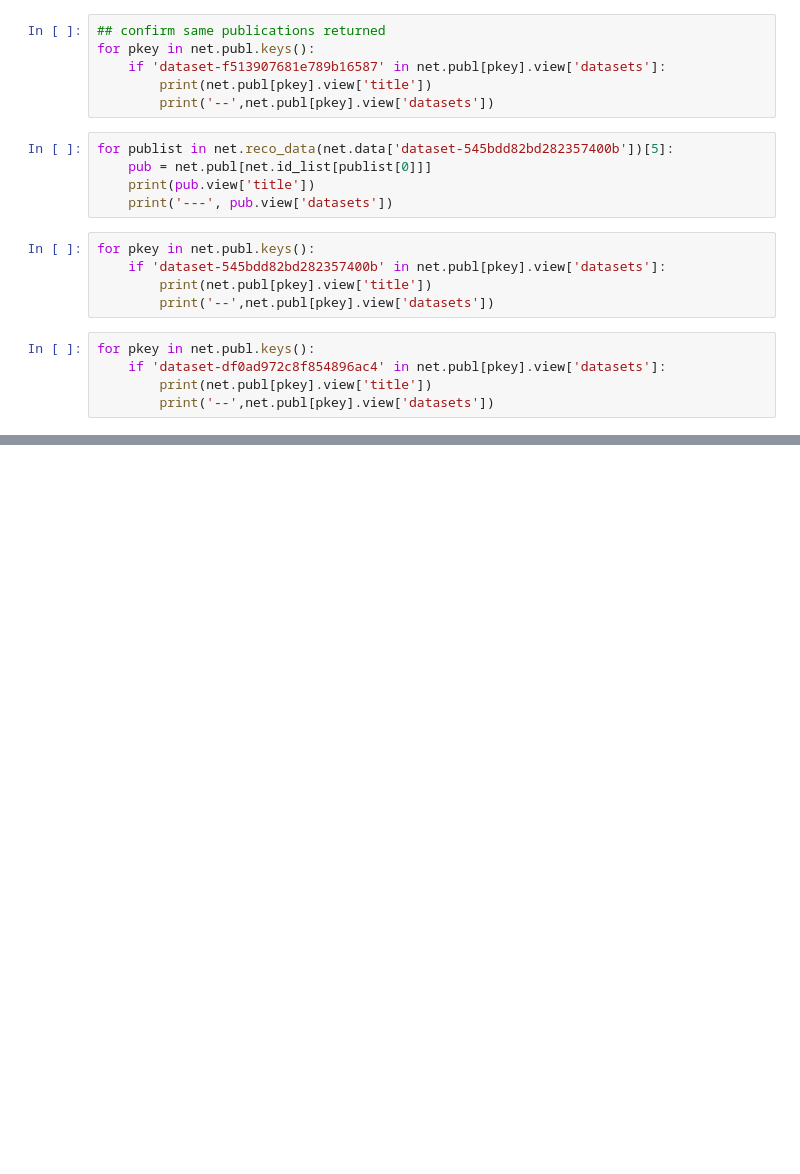
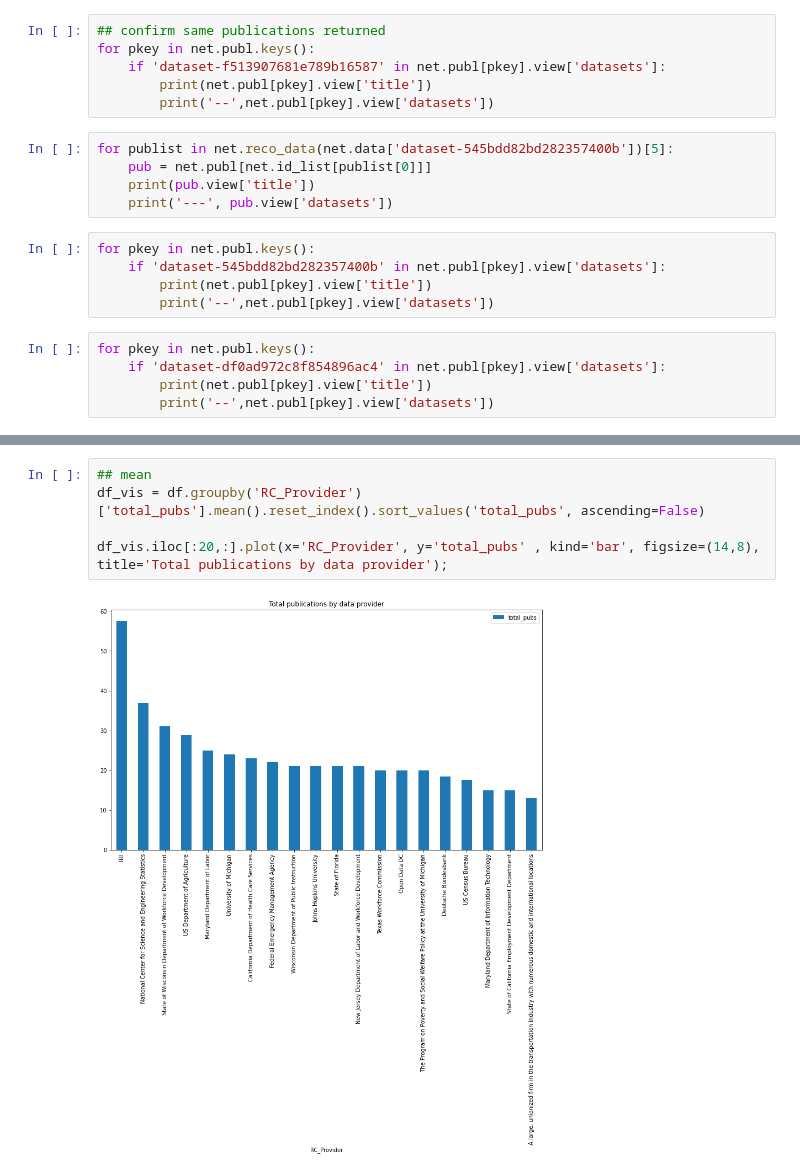
Before and after one commit to Coleridge-Initiative/rc-ml-corpus, a Jupyter notebook: rc_metrics/RC_metrics_draft.ipynb, the cells around one changed output, grey strips where cells are left out. Saved outputs shown, nothing was run; the diff lists cells and outputs as text; blank space fills up the shorter version.

```diff
--- a/rc_metrics/RC_metrics_draft.ipynb
+++ b/rc_metrics/RC_metrics_draft.ipynb
@@ -195,0 +281,7 @@ Air quality and health impacts from the updated industrial emission standards in
+# %%
+## mean
+df_vis = df.groupby('RC_Provider')['total_pubs'].mean().reset_index().sort_values('total_pubs', ascending=False)
+
+df_vis.iloc[:20,:].plot(x='RC_Provider', y='total_pubs' , kind='bar', figsize=(14,8), title='Total publications by data provider');
+# %% [output]
+[figure, added]
```
Also changed, not shown: parts of 24 cells of this notebook.
